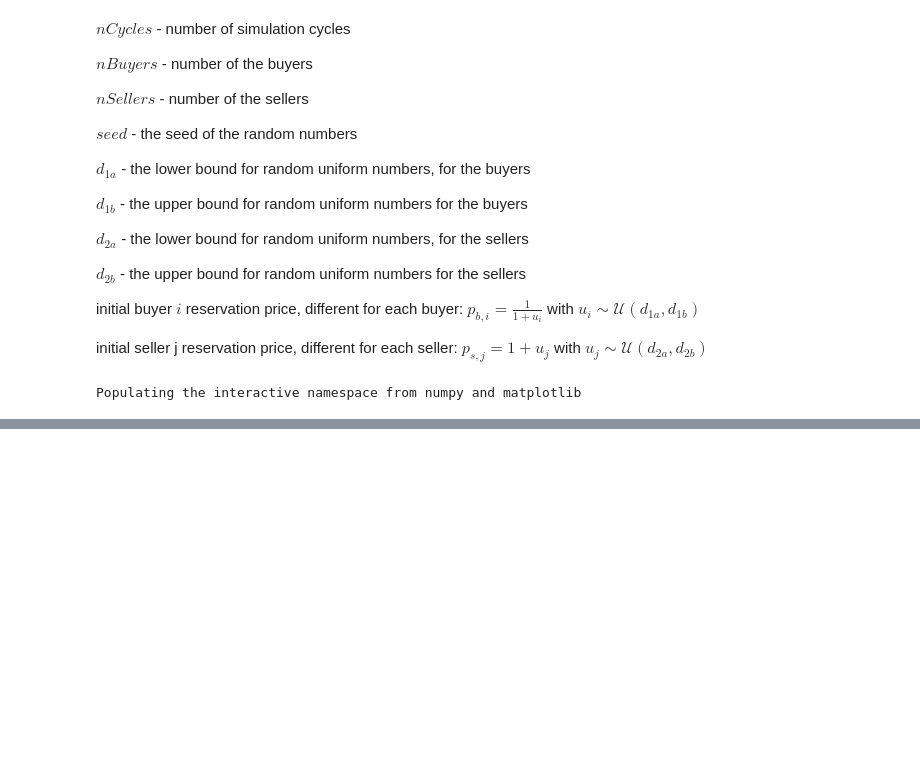
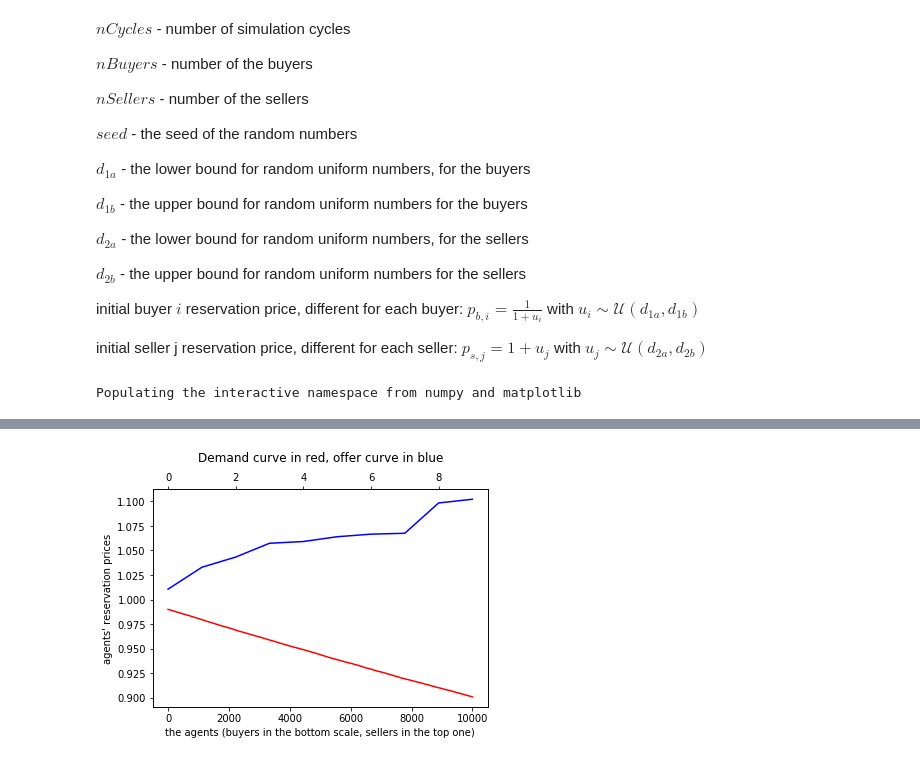
Before and after one commit to terna/microHayekianMarket, a Jupyter notebook: demandOfferCurves.ipynb, the cells around one changed output, grey strips where cells are left out. Saved outputs shown, nothing was run; the diff lists cells and outputs as text; code cells hidden in the pictures; blank space fills up the shorter version.

```diff
--- a/demandOfferCurves.ipynb
+++ b/demandOfferCurves.ipynb
@@ -69,0 +65,4 @@ plotCurves()
+# %%
+plotCurves(-0.11,-0.01,0.01,0.11)
+# %% [output]
+[figure, added]
```
Also changed, not shown: parts of 5 cells of this notebook.
